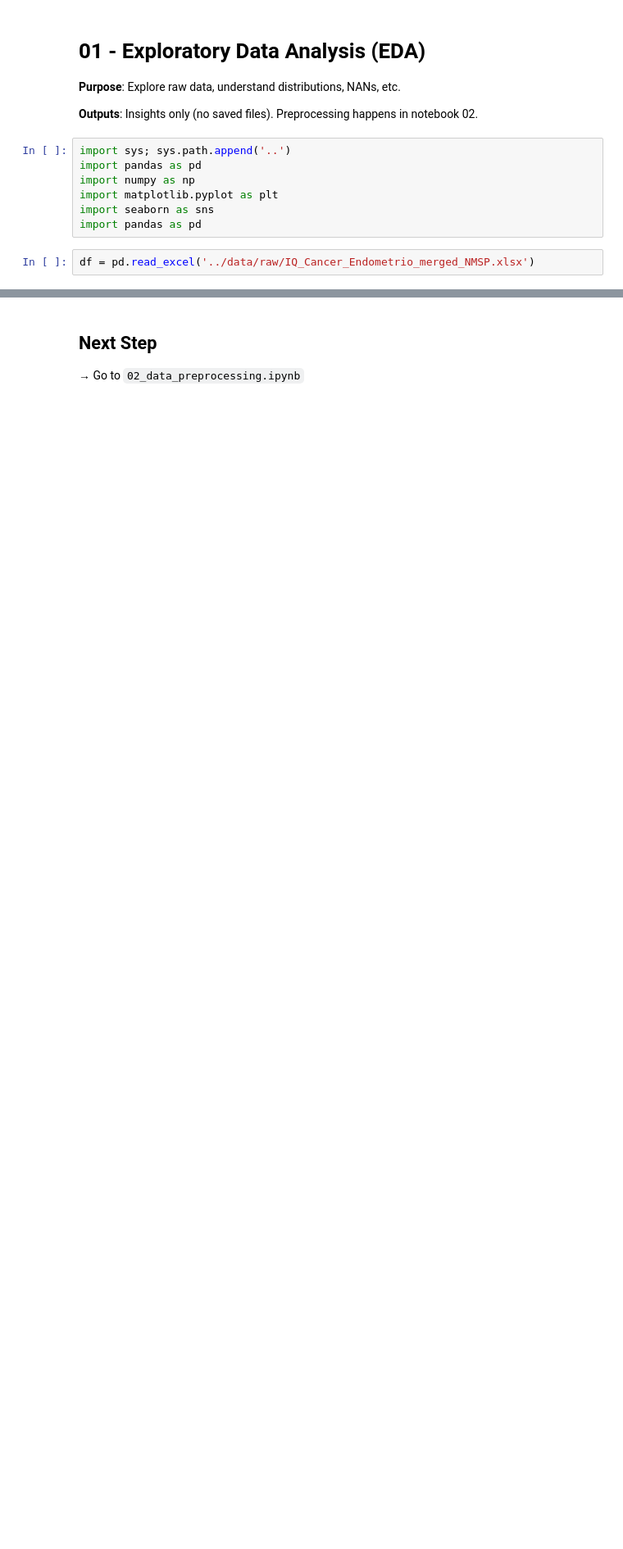
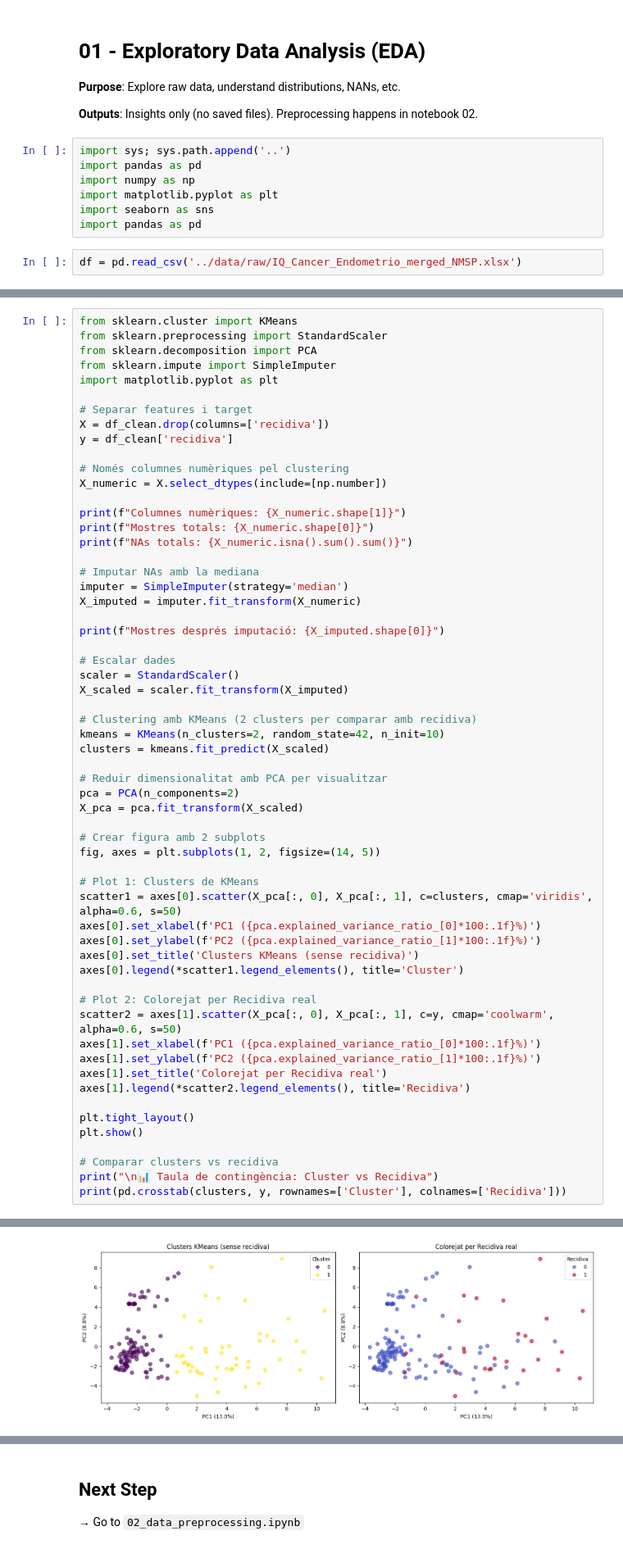
Before and after one commit to joelmarquez05/bitsXlamarato-2025-endorisk, a Jupyter notebook: notebooks/01_exploratory_analysis.ipynb, the cells around one changed output, grey strips where cells are left out. Shown at 82% size. Saved outputs shown, nothing was run; the diff lists cells and outputs as text; blank space fills up the shorter version.

Commit message:
Update exploratory analysis with clustering and variable exploration

```diff
--- a/notebooks/01_exploratory_analysis.ipynb
+++ b/notebooks/01_exploratory_analysis.ipynb
@@ -12,4 +12,4 @@ import matplotlib.pyplot as plt
 import seaborn as sns
 import pandas as pd
 # %%
-df = pd.read_excel('../data/raw/IQ_Cancer_Endometrio_merged_NMSP.xlsx')
+df = pd.read_csv('../data/raw/IQ_Cancer_Endometrio_merged_NMSP.xlsx')
@@ -184,0 +269,60 @@ Name: count, dtype: int64
+# %%
+from sklearn.cluster import KMeans
+from sklearn.preprocessing import StandardScaler
+from sklearn.decomposition import PCA
+from sklearn.impute import SimpleImputer
+import matplotlib.pyplot as plt
+
+# Separar features i target
+X = df_clean.drop(columns=['recidiva'])
+y = df_clean['recidiva']
+
+# Només columnes numèriques pel clustering
+X_numeric = X.select_dtypes(include=[np.number])
+
+print(f"Columnes numèriques: {X_numeric.shape[1]}")
+print(f"Mostres totals: {X_numeric.shape[0]}")
+print(f"NAs totals: {X_numeric.isna().sum().sum()}")
+
+# Imputar NAs amb la mediana
+imputer = SimpleImputer(strategy='median')
+X_imputed = imputer.fit_transform(X_numeric)
+
+print(f"Mostres després imputació: {X_imputed.shape[0]}")
+
+# Escalar dades
+scaler = StandardScaler()
+X_scaled = scaler.fit_transform(X_imputed)
+
+# Clustering amb KMeans (2 clusters per comparar amb recidiva)
+kmeans = KMeans(n_clusters=2, random_state=42, n_init=10)
+clusters = kmeans.fit_predict(X_scaled)
+
+# Reduir dimensionalitat amb PCA per visualitzar
+pca = PCA(n_components=2)
+X_pca = pca.fit_transform(X_scaled)
+
+# Crear figura amb 2 subplots
+fig, axes = plt.subplots(1, 2, figsize=(14, 5))
+
+# Plot 1: Clusters de KMeans
+scatter1 = axes[0].scatter(X_pca[:, 0], X_pca[:, 1], c=clusters, cmap='viridis', alpha=0.6, s=50)
+axes[0].set_xlabel(f'PC1 ({pca.explained_variance_ratio_[0]*100:.1f}%)')
+axes[0].set_ylabel(f'PC2 ({pca.explained_variance_ratio_[1]*100:.1f}%)')
+axes[0].set_title('Clusters KMeans (sense recidiva)')
+axes[0].legend(*scatter1.legend_elements(), title='Cluster')
+
+# Plot 2: Colorejat per Recidiva real
+scatter2 = axes[1].scatter(X_pca[:, 0], X_pca[:, 1], c=y, cmap='coolwarm', alpha=0.6, s=50)
+axes[1].set_xlabel(f'PC1 ({pca.explained_variance_ratio_[0]*100:.1f}%)')
+axes[1].set_ylabel(f'PC2 ({pca.explained_variance_ratio_[1]*100:.1f}%)')
+axes[1].set_title('Colorejat per Recidiva real')
+axes[1].legend(*scatter2.legend_elements(), title='Recidiva')
+
+plt.tight_layout()
+plt.show()
+
+# Comparar clusters vs recidiva
+print("\n📊 Taula de contingència: Cluster vs Recidiva")
+print(pd.crosstab(clusters, y, rownames=['Cluster'], colnames=['Recidiva']))
+# %% [output]
@@ -184,0 +333 @@ Name: count, dtype: int64
+[figure, added]
```
Also changed, not shown: parts of 13 cells of this notebook.
